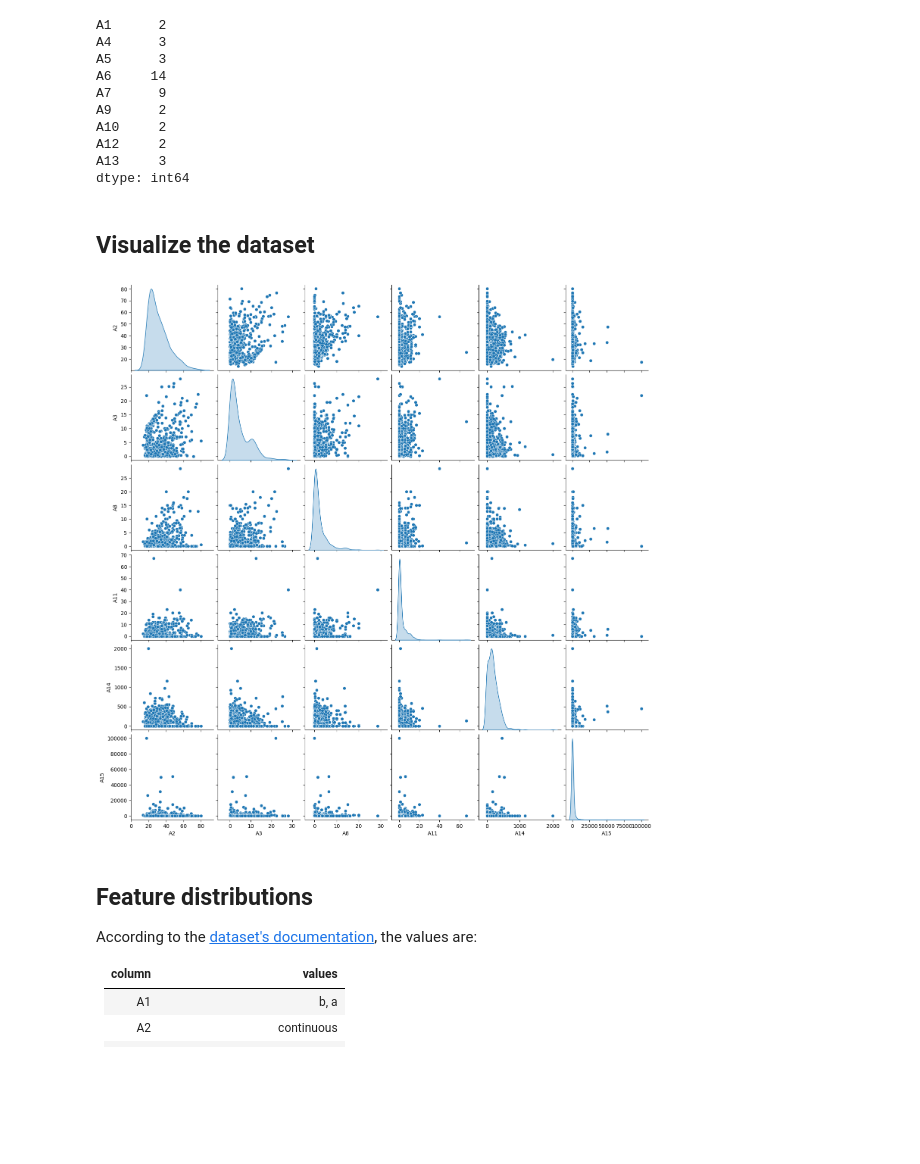
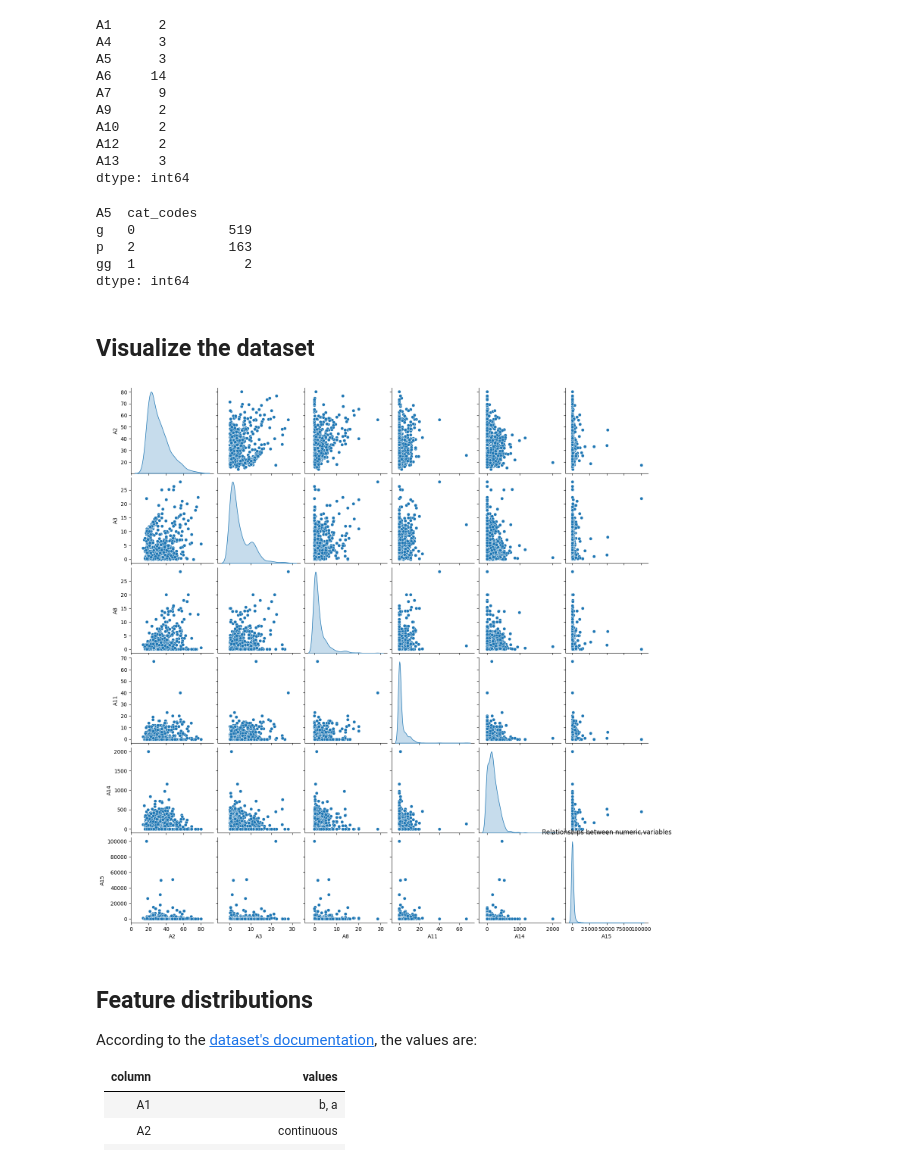
Before and after one commit to rparkr/ml-projects, a Jupyter notebook: gbm_comparison_credit_approval.ipynb, the cells around one changed output. Cells and saved outputs as stored; diff of their text form; code cells hidden in the pictures; blank space fills up the shorter version.

```diff
--- a/gbm_comparison_credit_approval.ipynb
+++ b/gbm_comparison_credit_approval.ipynb
@@ -138,16 +138,26 @@ A10     2
 A12     2
 A13     3
 dtype: int64
+# %%
+# See how values are encoded
+X['A5'].to_frame(name='A5').assign(cat_codes = X['A5'].cat.codes).value_counts()
+# %% [output]
+A5  cat_codes
+g   0            519
+p   2            163
+gg  1              2
+dtype: int64
 # %% [markdown]
 ## Visualize the dataset
 # %%
 import matplotlib.pyplot as plt
 import seaborn as sns
 
 sns.pairplot(data=X.select_dtypes(include='number'), diag_kind='kde')
+plt.title('Relationships between numeric variables')
 plt.show()
 # %% [output]
-[figure, old version]
+[figure, new version]
 # %% [markdown]
 ## Feature distributions
 
```
Also changed, not shown: parts of 26 cells of this notebook, 2 other files.
